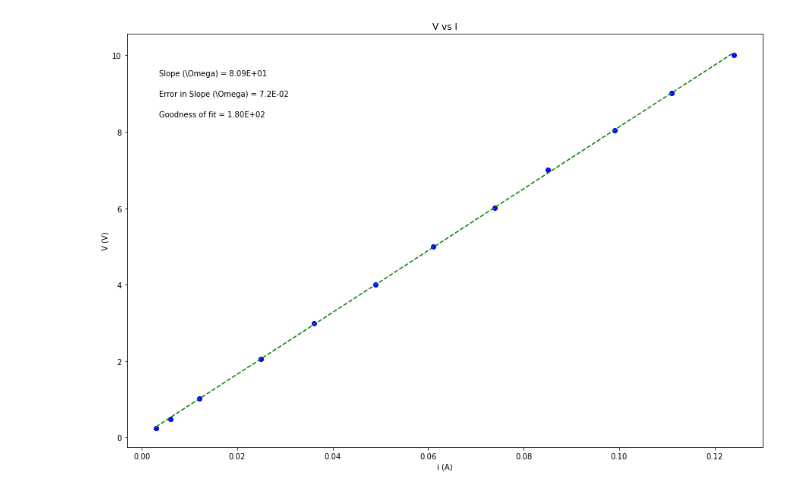
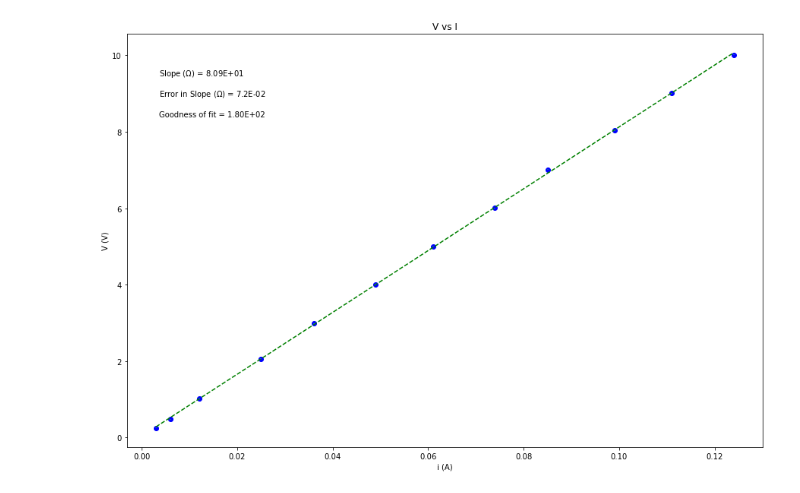
Before and after one commit to gracehrabik/Fall2022Physics216, a Jupyter notebook: Ohm's Law lab.ipynb, the cells around one changed output. Saved outputs shown, nothing was run; the diff lists cells and outputs as text; code cells hidden in the pictures.

```diff
--- a/Ohm's Law lab.ipynb
+++ b/Ohm's Law lab.ipynb
@@ -40,7 +40,7 @@ dy = err_v       #this should be your error in y array
 plot_title= 'V vs I'
 x_label= 'i (A)'
 y_label= 'V (V)'
-slope_units= '\Omega'
+slope_units= '$\Omega$'
 
 #update annotation placement with integer from 1 to 4, top R corner is 1 (counter-clockwise from there)
 annotation_placement=2
@@ -86,31 +86,31 @@ elif annotation_placement==3 or annotation_placement==4:
     ypos=[.2,.15,.1]
 
 #-----------------------------------------------------------------------#
 #Don't need to change anything in this section!
 
 #Plot data on graph. Plot error bars and place values for slope,
 #error in slope and goodness of fit on the plot using "annotate"
 
 plt.figure(figsize=(15,10))
 
 plt.plot(x, fit, color='green', linestyle='--')
 plt.scatter(x, y, color='blue', marker='o')
 
 plt.xlabel(x_label)
 plt.ylabel(y_label)
 plt.title(plot_title)
 
 plt.errorbar(x, y, yerr=dy, xerr=None, fmt="none") #don't need to plot x error bars
 
 plt.annotate('Slope ({}) = {value:.{digits}E}'.format(slope_units,value=m, digits=2),
              (xpos, ypos[0]), xycoords='axes fraction')
 
 plt.annotate('Error in Slope ({}) = {value:.{digits}E}'.format(slope_units,value=dm, digits=1),
              (xpos, ypos[1]), xycoords='axes fraction')
 
 plt.annotate('Goodness of fit = {value:.{digits}E}'.format(value=N, digits=2),
              (xpos, ypos[2]), xycoords='axes fraction')
 
 plt.show()
 # %% [output]
-[figure, old version]
+[figure, new version]
```
